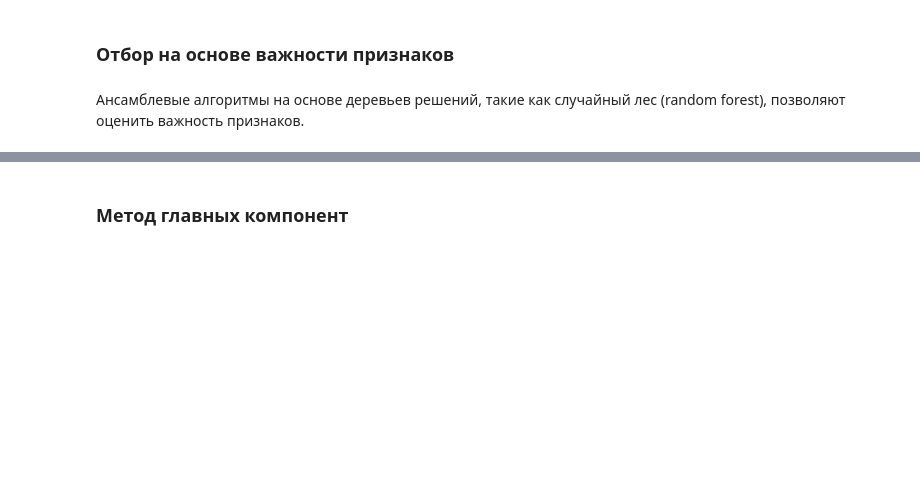
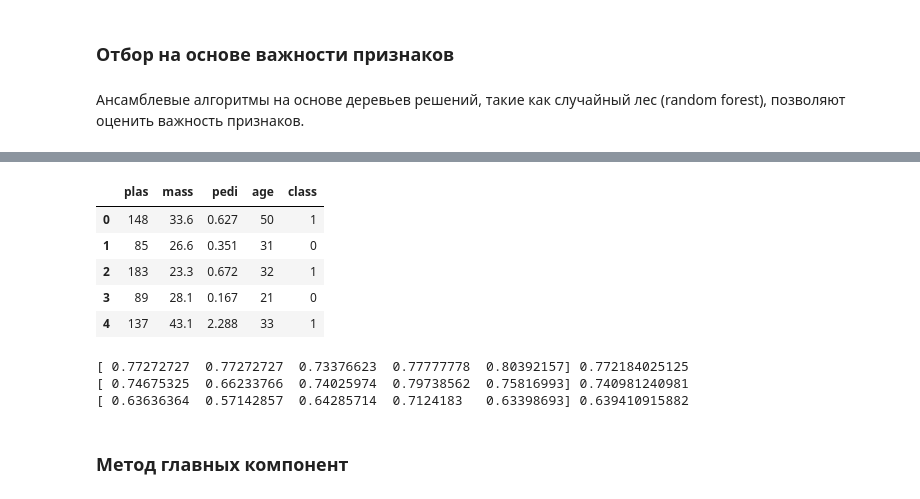
Before and after one commit to ml-mipt/ml-mipt-part2, a Jupyter notebook: seminars/sem03_model_selection/seminar3.ipynb, the cells around one changed output, grey strips where cells are left out. Drawn from its saved outputs; the diff is of its cells as text; code cells hidden in the pictures; blank space fills up the shorter version.

```diff
--- a/seminars/sem03_model_selection/seminar3.ipynb
+++ b/seminars/sem03_model_selection/seminar3.ipynb
@@ -572,0 +670,7 @@ print(model.feature_importances_)
+# %%
+# load data
+url = "https://archive.ics.uci.edu/ml/machine-learning-databases/pima-indians-diabetes/pima-indians-diabetes.data"
+names = ['preg', 'plas', 'pres', 'skin', 'test', 'mass', 'pedi', 'age', 'class']
+dataframe = pandas.read_csv(url, names=names)
+
+dataframe.head()
@@ -572,0 +684,10 @@ print(model.feature_importances_)
+# %%
+select3=dataframe[['plas', 'mass', 'pedi', 'age', 'class']]
+select3.head()
+# %% [output]
+|  | plas | mass | pedi | age | class |
+| 0 | 148 | 33.6 | 0.627 | 50 | 1 |
+| 1 | 85 | 26.6 | 0.351 | 31 | 0 |
+| 2 | 183 | 23.3 | 0.672 | 32 | 1 |
+| 3 | 89 | 28.1 | 0.167 | 21 | 0 |
+| 4 | 137 | 43.1 | 2.288 | 33 | 1 |
@@ -573,3 +698,20 @@ print(model.feature_importances_)
+# %%
+from sklearn.cross_validation import KFold
+from sklearn.cross_validation import cross_val_score
+
+
+cv = KFold(n=len(Y), n_folds=5, shuffle=True, random_state=123)
+CV1=cross_val_score(model_1, X, Y, cv=cv)
+CV2=cross_val_score(model_2, X, Y, cv=cv)
+CV3=cross_val_score(model_3, X, Y, cv=cv)
+
+print CV1, mean(CV1)
+print CV2, mean(CV2)
+print CV3, mean(CV3)
+# %% [output]
+[ 0.77272727  0.77272727  0.73376623  0.77777778  0.80392157] 0.772184025125
+[ 0.74675325  0.66233766  0.74025974  0.79738562  0.75816993] 0.740981240981
+[ 0.63636364  0.57142857  0.64285714  0.7124183   0.63398693] 0.639410915882
 # %% [markdown]
 ### Метод главных компонент
 # %%
```
Also changed, not shown: parts of 53 cells of this notebook.
